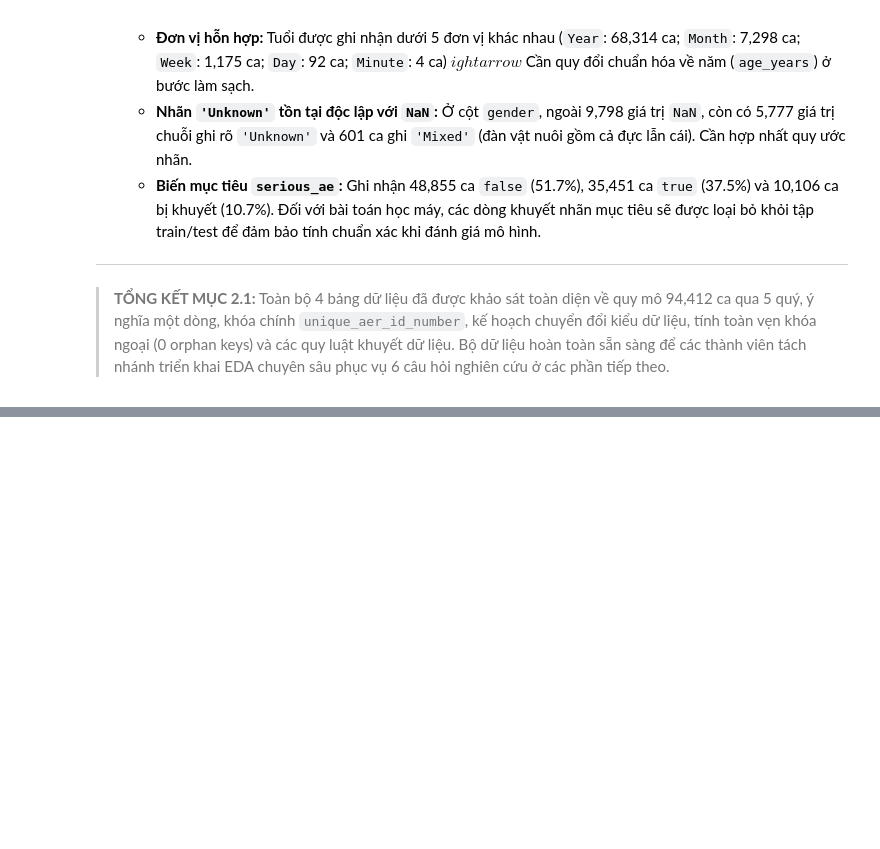
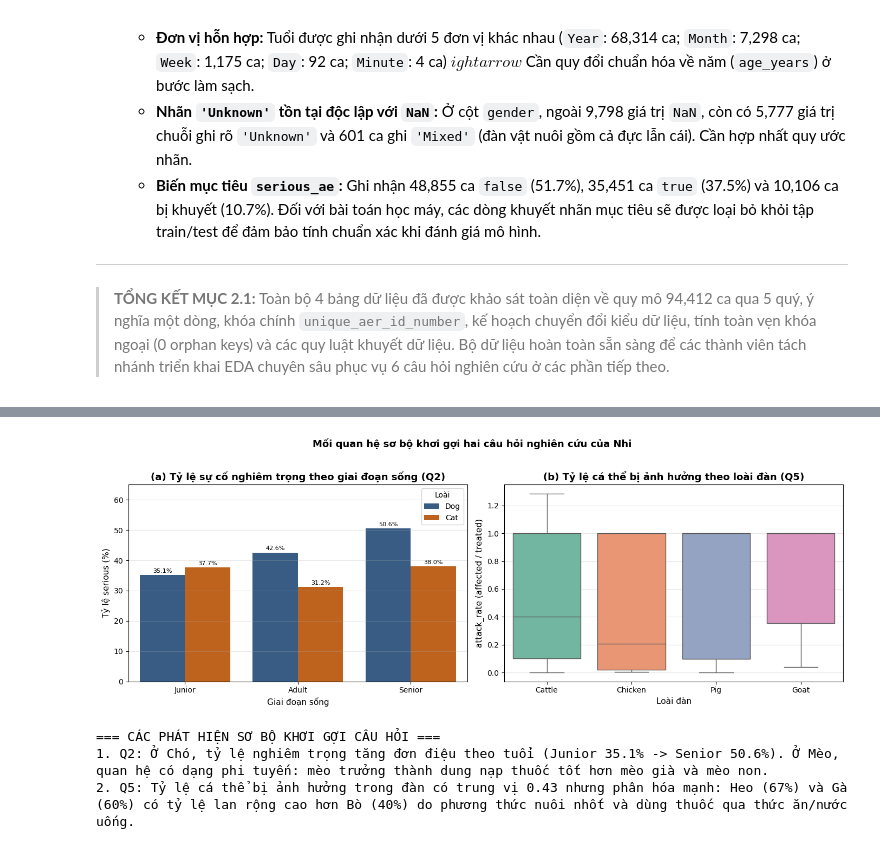
Before and after one commit to LeoTkiet/Prg4DS-G3, a Jupyter notebook: notebooks/01_collection_exploration.ipynb, the cells around one changed output, grey strips where cells are left out. Saved outputs shown, nothing was run; the diff lists cells and outputs as text; code cells hidden in the pictures; blank space fills up the shorter version.

```diff
--- a/notebooks/01_collection_exploration.ipynb
+++ b/notebooks/01_collection_exploration.ipynb
@@ -742,0 +965,43 @@ ightarrow$ Cần quy đổi chuẩn hóa về năm (`age_years`) ở bước là
+# %%
+# 1. Tỷ lệ serious_ae theo giai đoạn sống ở Chó và Mèo (Q2)
+fig, axes = plt.subplots(1, 2, figsize=(14, 5))
+
+# Panel (a): Q2 - serious_ae theo life_stage
+q2_plot_data = []
+for sp in ["Dog", "Cat"]:
+    sub = reports_animal.loc[reports_animal["species"].eq(sp)].dropna(subset=["serious"])
+    rates = sub.groupby("life_stage")["serious"].agg(n="count", rate="mean")
+    for stage in ["Junior", "Adult", "Senior"]:
+        if stage in rates.index:
+            q2_plot_data.append({"Loài": sp, "Giai đoạn sống": stage, "Tỷ lệ serious (%)": rates.loc[stage, "rate"] * 100})
+
+df_q2_plot = pd.DataFrame(q2_plot_data)
+sns.barplot(data=df_q2_plot, x="Giai đoạn sống", y="Tỷ lệ serious (%)", hue="Loài",
+            palette={"Dog": "#2b5c8f", "Cat": "#d95f02"}, ax=axes[0])
+axes[0].set_title("(a) Tỷ lệ sự cố nghiêm trọng theo giai đoạn sống (Q2)", fontweight="bold")
+axes[0].set_ylim(0, 65)
+for p in axes[0].patches:
+    h = p.get_height()
+    if h > 0:
+        axes[0].annotate(f"{h:.1f}%", (p.get_x() + p.get_width() / 2., h), xytext=(0, 3),
+                         textcoords="offset points", ha="center", fontsize=8)
+
+# Panel (b): Q5 - attack_rate theo loài đàn
+herd_plot_sp = valid_herd[valid_herd["species"].isin(["Cattle", "Pig", "Chicken", "Goat"])]
+sns.boxplot(data=herd_plot_sp, x="species", y="attack_rate", hue="species", palette="Set2", legend=False, ax=axes[1])
+axes[1].set_title("(b) Tỷ lệ cá thể bị ảnh hưởng theo loài đàn (Q5)", fontweight="bold")
+axes[1].set_xlabel("Loài đàn")
+axes[1].set_ylabel("attack_rate (affected / treated)")
+
+plt.suptitle("Mối quan hệ sơ bộ khơi gợi hai câu hỏi nghiên cứu của Nhi", fontsize=13, fontweight="bold", y=1.02)
+plt.tight_layout()
+plt.show()
+
+print("=== CÁC PHÁT HIỆN SƠ BỘ KHƠI GỢI CÂU HỎI ===")
+print("1. Q2: Ở Chó, tỷ lệ nghiêm trọng tăng đơn điệu theo tuổi (Junior 35.1% -> Senior 50.6%). Ở Mèo, quan hệ có dạng phi tuyến: mèo trưởng thành dung nạp thuốc tốt hơn mèo già và mèo non.")
+print("2. Q5: Tỷ lệ cá thể bị ảnh hưởng trong đàn có trung vị 0.43 nhưng phân hóa mạnh: Heo (67%) và Gà (60%) có tỷ lệ lan rộng cao hơn Bò (40%) do phương thức nuôi nhốt và dùng thuốc qua thức ăn/nước uống.")
+# %% [output]
+[figure, added]
+=== CÁC PHÁT HIỆN SƠ BỘ KHƠI GỢI CÂU HỎI ===
+1. Q2: Ở Chó, tỷ lệ nghiêm trọng tăng đơn điệu theo tuổi (Junior 35.1% -> Senior 50.6%). Ở Mèo, quan hệ có dạng phi tuyến: mèo trưởng thành dung nạp thuốc tốt hơn mèo già và mèo non.
+2. Q5: Tỷ lệ cá thể bị ảnh hưởng trong đàn có trung vị 0.43 nhưng phân hóa mạnh: Heo (67%) và Gà (60%) có tỷ lệ lan rộng cao hơn Bò (40%) do phương thức nuôi nhốt và dùng thuốc qua thức ăn/nước uống.
```
Also changed, not shown: parts of 25 cells of this notebook, 3 other files.
